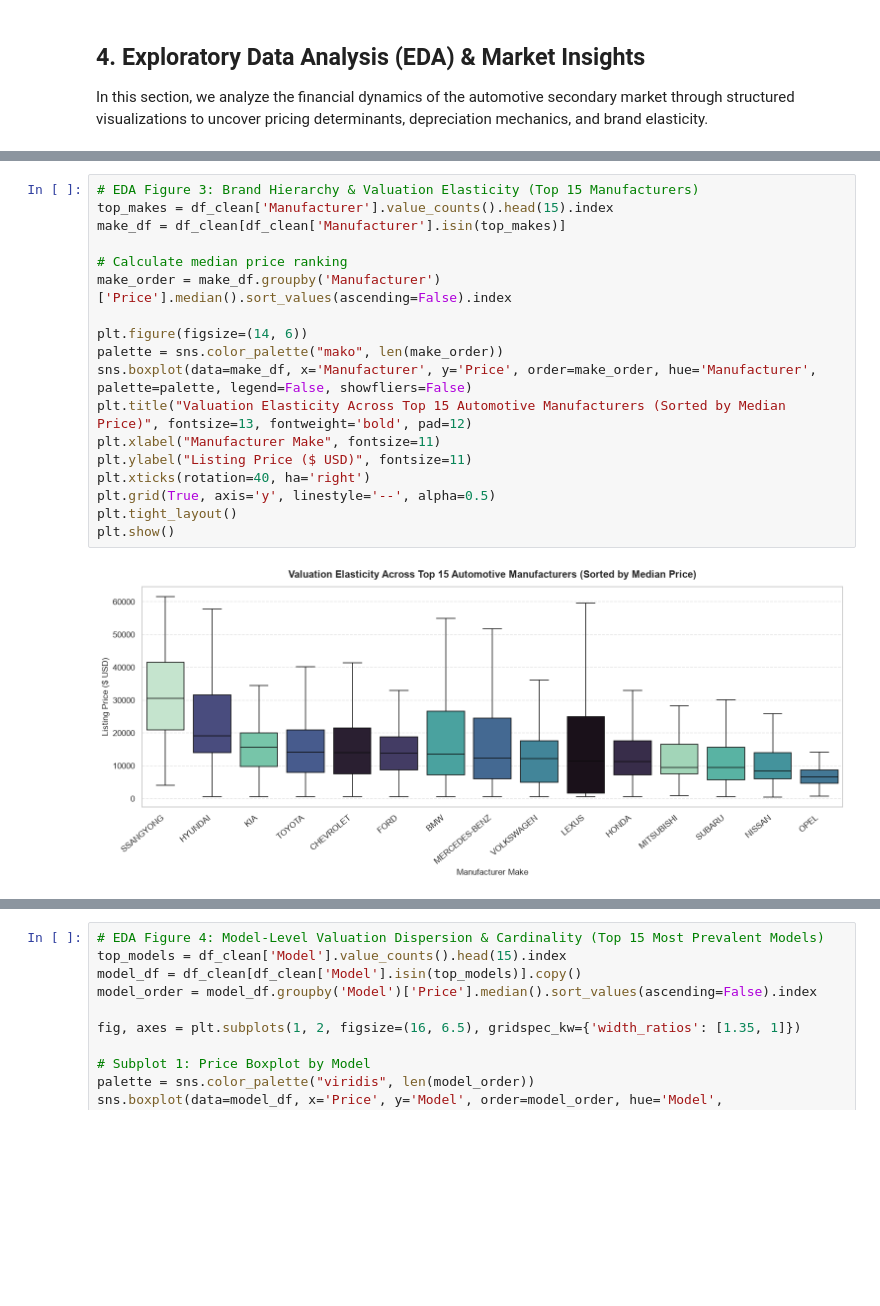
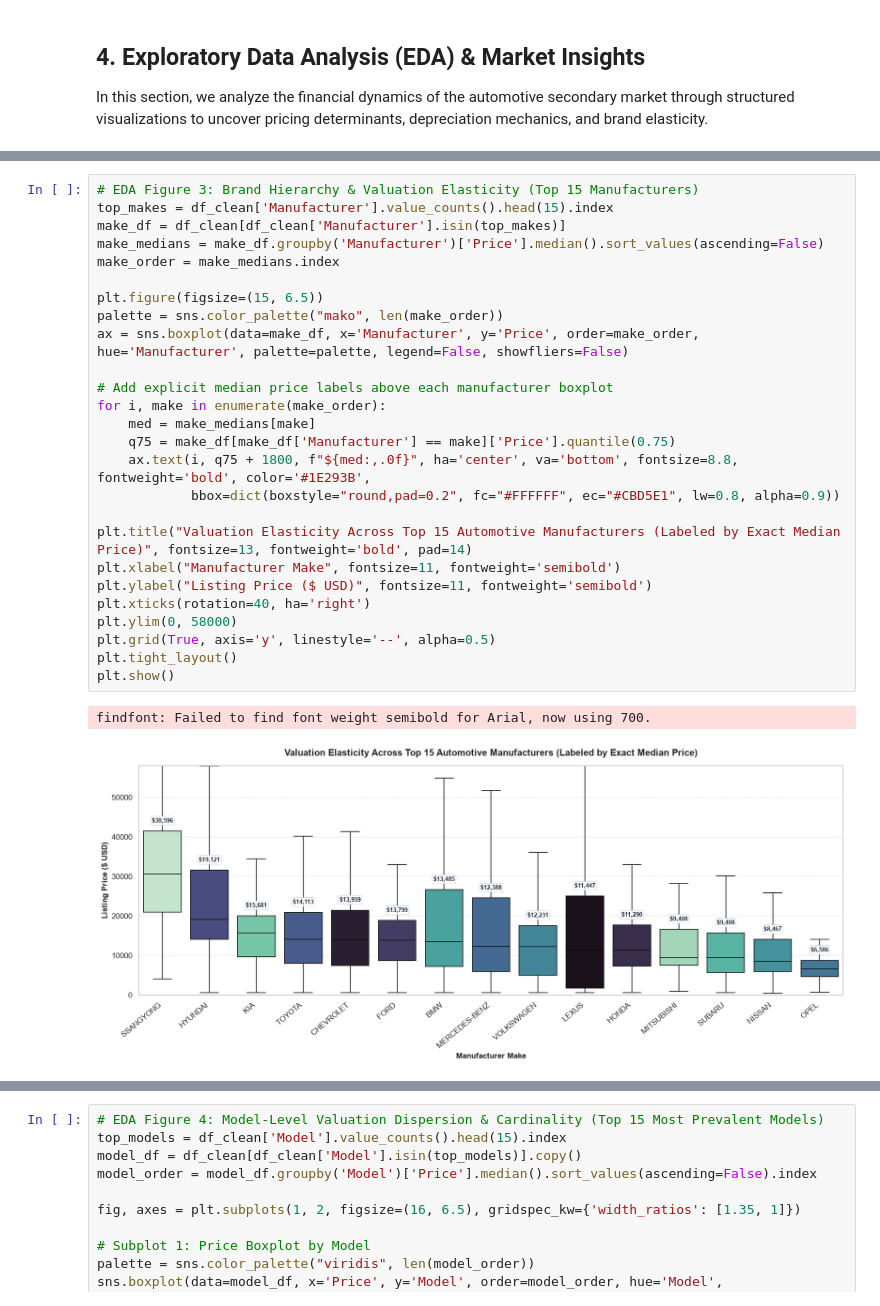
Before and after one commit to jaluprayoga/car_price_prediction, a Jupyter notebook: car_price_prediction.ipynb, the cells around one changed output, grey strips where cells are left out. Cells and saved outputs as stored; diff of their text form; blank space fills up the shorter version.

```diff
--- a/car_price_prediction.ipynb
+++ b/car_price_prediction.ipynb
@@ -442,23 +520,32 @@ plt.show()
 # %%
 # EDA Figure 3: Brand Hierarchy & Valuation Elasticity (Top 15 Manufacturers)
 top_makes = df_clean['Manufacturer'].value_counts().head(15).index
 make_df = df_clean[df_clean['Manufacturer'].isin(top_makes)]
+make_medians = make_df.groupby('Manufacturer')['Price'].median().sort_values(ascending=False)
+make_order = make_medians.index
 
-# Calculate median price ranking
-make_order = make_df.groupby('Manufacturer')['Price'].median().sort_values(ascending=False).index
+plt.figure(figsize=(15, 6.5))
+palette = sns.color_palette("mako", len(make_order))
+ax = sns.boxplot(data=make_df, x='Manufacturer', y='Price', order=make_order, hue='Manufacturer', palette=palette, legend=False, showfliers=False)
 
-plt.figure(figsize=(14, 6))
-palette = sns.color_palette("mako", len(make_order))
-sns.boxplot(data=make_df, x='Manufacturer', y='Price', order=make_order, hue='Manufacturer', palette=palette, legend=False, showfliers=False)
-plt.title("Valuation Elasticity Across Top 15 Automotive Manufacturers (Sorted by Median Price)", fontsize=13, fontweight='bold', pad=12)
-plt.xlabel("Manufacturer Make", fontsize=11)
-plt.ylabel("Listing Price ($ USD)", fontsize=11)
+# Add explicit median price labels above each manufacturer boxplot
+for i, make in enumerate(make_order):
+    med = make_medians[make]
+    q75 = make_df[make_df['Manufacturer'] == make]['Price'].quantile(0.75)
+    ax.text(i, q75 + 1800, f"${med:,.0f}", ha='center', va='bottom', fontsize=8.8, fontweight='bold', color='#1E293B',
+            bbox=dict(boxstyle="round,pad=0.2", fc="#FFFFFF", ec="#CBD5E1", lw=0.8, alpha=0.9))
+
+plt.title("Valuation Elasticity Across Top 15 Automotive Manufacturers (Labeled by Exact Median Price)", fontsize=13, fontweight='bold', pad=14)
+plt.xlabel("Manufacturer Make", fontsize=11, fontweight='semibold')
+plt.ylabel("Listing Price ($ USD)", fontsize=11, fontweight='semibold')
 plt.xticks(rotation=40, ha='right')
+plt.ylim(0, 58000)
 plt.grid(True, axis='y', linestyle='--', alpha=0.5)
 plt.tight_layout()
 plt.show()
 # %% [output]
+findfont: Failed to find font weight semibold for Arial, now using 700.
-[figure, old version]
+[figure, new version]
 # %% [markdown]
 <div style="background-color: #F8FAFC; border-left: 4px solid #6366F1; padding: 14px 18px; border-radius: 4px; margin: 12px 0 24px 0; font-family: 'Segoe UI', sans-serif;">
   <strong style="color: #1E293B; font-size: 14px;">💡 Market Insight #3 &bull; Brand Hierarchy & Valuation Elasticity:</strong>
```
Also changed, not shown: parts of 17 cells of this notebook, 1 other file.
